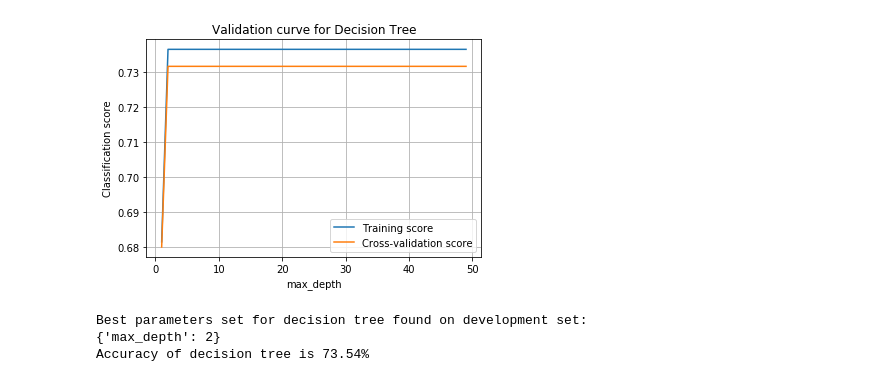
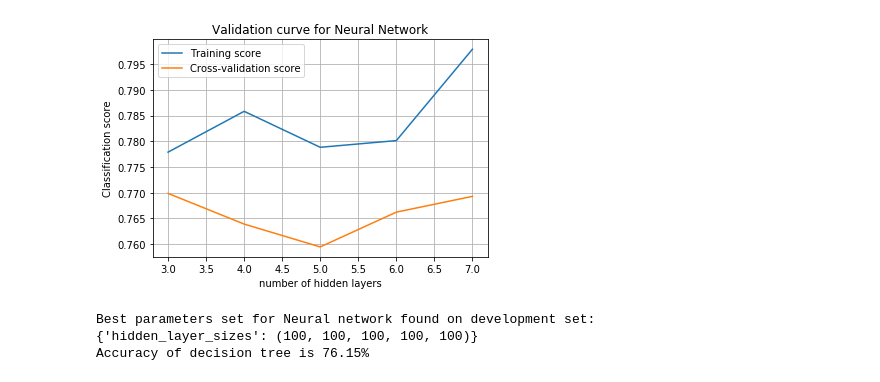
Before and after one commit to khushhallchandra/CS-7641, a Jupyter notebook: Assignment1/NN_wine.ipynb, the cells around one changed output. Saved outputs shown, nothing was run; the diff lists cells and outputs as text; code cells hidden in the pictures.

```diff
--- a/Assignment1/NN_wine.ipynb
+++ b/Assignment1/NN_wine.ipynb
@@ -27,44 +29,40 @@ sc = StandardScaler()
 X_train = sc.fit_transform(X_train)
 X_test = sc.transform(X_test)
 # %%
-max_iter = 50
 seed = 0
 n_cv = 10
 
+nn = MLPClassifier(max_iter=5000,early_stopping=True,learning_rate='adaptive',random_state=seed)
+hidden_layer_params = [(100,100,100), (100,100,100,100),(100,100,100,100,100),(100,100,100,100,100,100),(100,100,100,100,100,100,100)]
 
-nn = MLPClassifier(max_iter=2000,early_stopping=True,random_state=seed)
-
-dt = DecisionTreeClassifier(random_state=seed, min_impurity_decrease=0.005)
-depth_range = np.arange(1,max_depth)
-train_scores, test_scores = validation_curve(dt, X_train, y_train, param_name="max_depth", param_range=depth_range, cv=n_cv, n_jobs=-1)
+train_scores, test_scores = validation_curve(nn, X_train, y_train, param_name="hidden_layer_sizes", param_range=hidden_layer_params, cv=n_cv, n_jobs=-1)
 
 plt.figure()
-plt.plot(depth_range, np.mean(train_scores, axis=1), label='Training score')
-plt.plot(depth_range, np.mean(test_scores, axis=1), label='Cross-validation score')
-plt.title('Validation curve for Decision Tree')
-plt.xlabel('max_depth')
+plt.plot(range(3,len(hidden_layer_params)+3), np.mean(train_scores, axis=1), label='Training score')
+plt.plot(range(3,len(hidden_layer_params)+3), np.mean(test_scores, axis=1), label='Cross-validation score')
+plt.title('Validation curve for Neural Network')
+plt.xlabel('number of hidden layers')
 plt.ylabel("Classification score")
 plt.legend(loc="best")
 plt.grid()
 plt.show()
 # %% [output]
-[figure, old version]
+[figure, new version]
 # %%
-depth_range = np.arange(1,max_depth)
-tuned_params = {'max_depth' : depth_range}
-clf_dt = GridSearchCV(dt, param_grid=tuned_params, cv=5, n_jobs=-1)
+tuned_params = {'hidden_layer_sizes' : hidden_layer_params}
+clf = GridSearchCV(nn, param_grid=tuned_params, cv=5, n_jobs=-1)
 
-clf_dt.fit(X_train, y_train)
-best_dt_params = clf_dt.best_params_
-print("Best parameters set for decision tree found on development set:")
+clf.fit(X_train, y_train)
+best_dt_params = clf.best_params_
+print("Best parameters set for Neural network found on development set:")
 print(best_dt_params)
-dt_pred_best = clf_dt.predict(X_test)
+dt_pred_best = clf.predict(X_test)
 best_accuracy = accuracy_score(y_test, dt_pred_best)
 print('Accuracy of decision tree is %.2f%%' % (best_accuracy * 100))
 # %% [output]
-Best parameters set for decision tree found on development set:
-{'max_depth': 2}
-Accuracy of decision tree is 73.54%
+Best parameters set for Neural network found on development set:
+{'hidden_layer_sizes': (100, 100, 100, 100, 100)}
+Accuracy of decision tree is 76.15%
 # %%
 train_sizes=np.linspace(.3, 1.0, 5)
 
```
Also changed, not shown: parts of 6 cells of this notebook, 8 other files.
